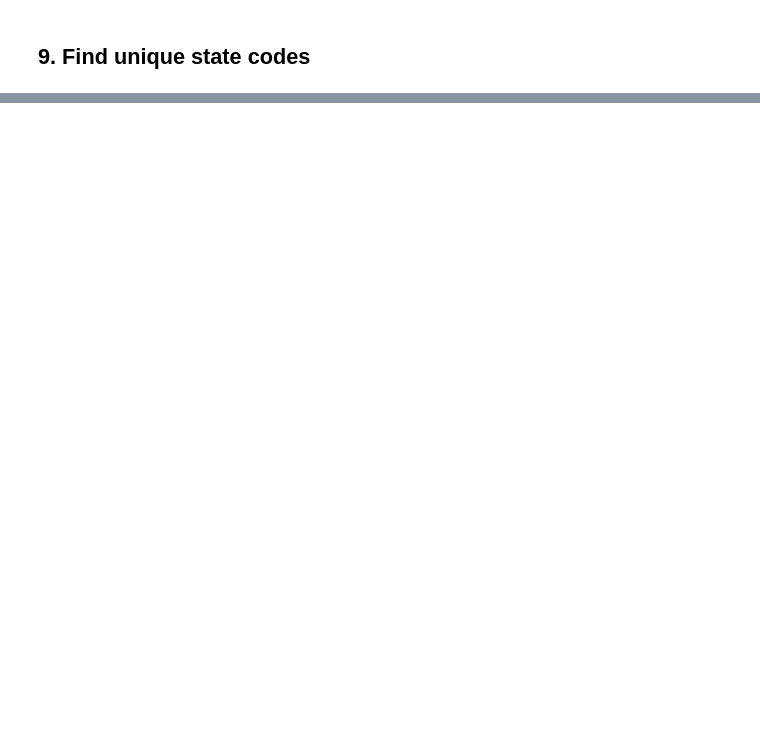
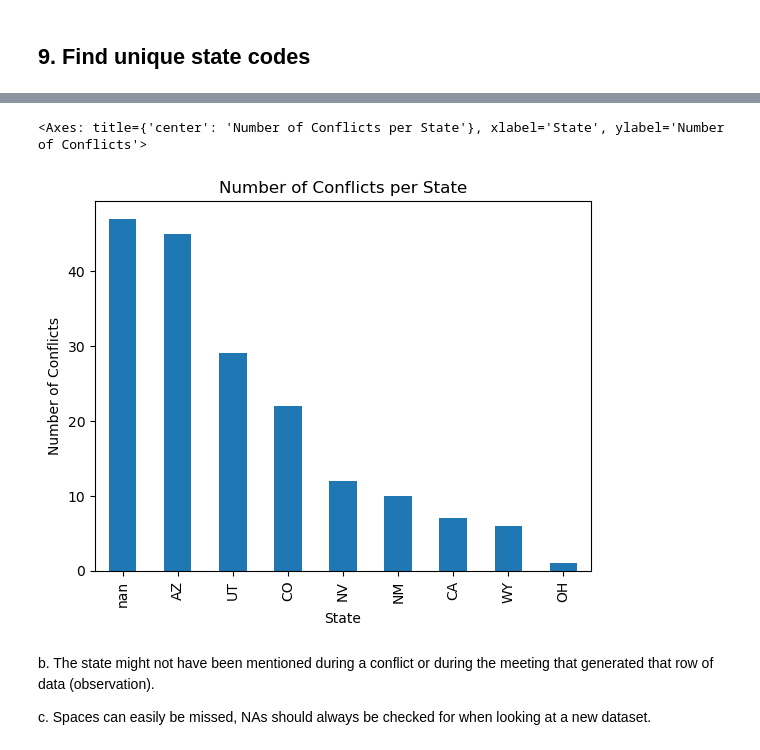
Before and after one commit to ssoriano22/eds220-discussion-sections, a Jupyter notebook: section-2-co-basin-water-conflicts.ipynb, the cells around one changed output, grey strips where cells are left out. Drawn from its saved outputs; the diff is of its cells as text; code cells hidden in the pictures; blank space fills up the shorter version.

```diff
--- a/section-2-co-basin-water-conflicts.ipynb
+++ b/section-2-co-basin-water-conflicts.ipynb
@@ -302,0 +320,8 @@ array(['CO', nan, 'AZ', 'OH', ' UT', 'UT', 'CA', ' NV', ' WY', ' NM',
+# %%
+state_series_vc = (df.loc[df['Conflict Present'] == 'Y', 'State']
+                .str.split(';')
+                .explode()
+                .str.strip(' ')
+                .value_counts(dropna = False)
+               )
+state_series_vc
@@ -302,0 +340,12 @@ array(['CO', nan, 'AZ', 'OH', ' UT', 'UT', 'CA', ' NV', ' WY', ' NM',
+# %%
+state_series_vc.plot(kind = 'bar',
+                     xlabel = 'State',
+                     ylabel = 'Number of Conflicts',
+                     title = 'Number of Conflicts per State')
+# %% [output]
+<Axes: title={'center': 'Number of Conflicts per State'}, xlabel='State', ylabel='Number of Conflicts'>
+[figure, added]
+# %% [markdown]
+b. The state might not have been mentioned during a conflict or during the meeting that generated that row of data (observation).
+
+c. Spaces can easily be missed, NAs should always be checked for when looking at a new dataset.
```
Also changed, not shown: parts of 6 cells of this notebook.
